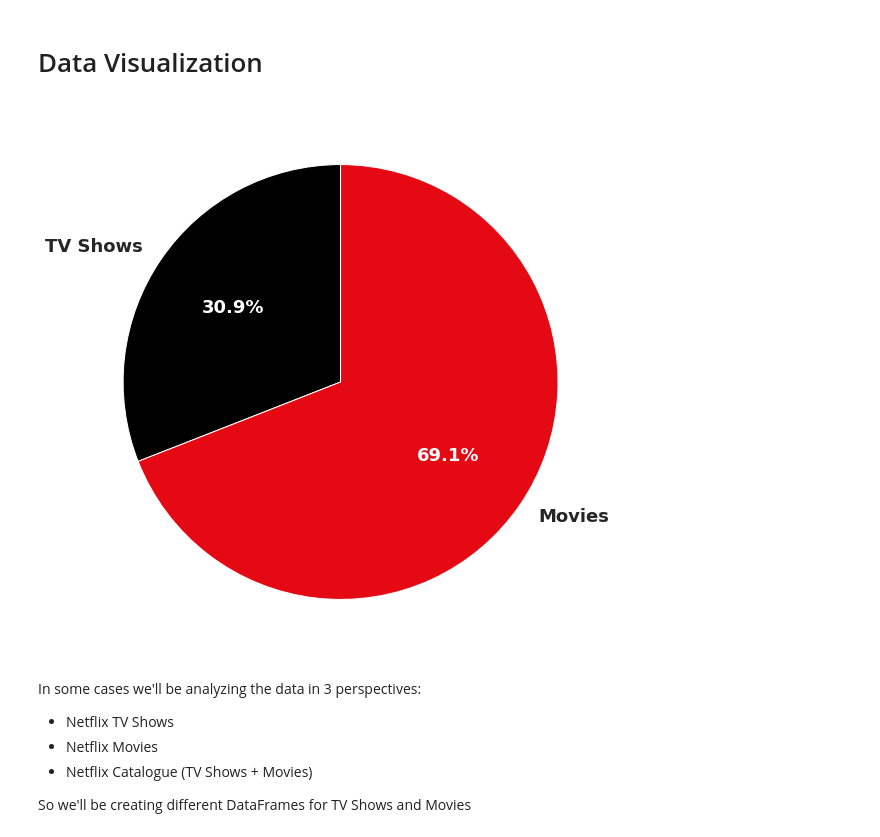
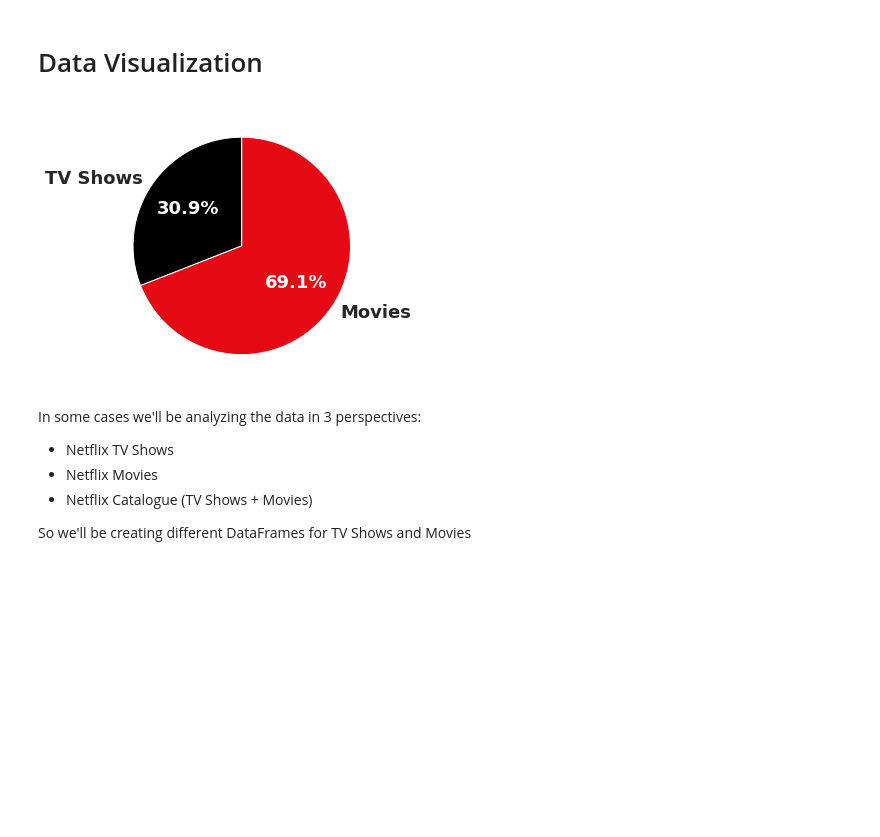
Before and after one commit to kimurarh/netflix-analysis, a Jupyter notebook: Netflix-Analysis.ipynb, the cells around one changed output. Cells and saved outputs as stored; diff of their text form; code cells hidden in the pictures; blank space fills up the shorter version.

```diff
--- a/Netflix-Analysis.ipynb
+++ b/Netflix-Analysis.ipynb
@@ -236,14 +235,14 @@ netflix.head()
 # %%
 values = [number_of_shows, number_of_movies]
 labels = ['TV Shows', 'Movies']
 colors = ['black', '#E50914']
-plt.figure(figsize=(15,10))
+plt.figure(figsize=(10,5))
 patches, texts, autotexts = plt.pie(values, labels=labels, startangle=90, colors=colors, autopct='%1.1f%%', textprops={'weight': 'bold', 'fontsize': 18})
 [autotext.set_color('white') for autotext in autotexts]
 plt.savefig('imgs/distribution-movies-shows.png', bbox_inches='tight')
 plt.show()
 # %% [output]
-[figure, old version]
+[figure, new version]
 # %% [markdown]
 In some cases we'll be analyzing the data in 3 perspectives:
 - Netflix TV Shows
```
Also changed, not shown: parts of 14 cells of this notebook, 10 other files.
